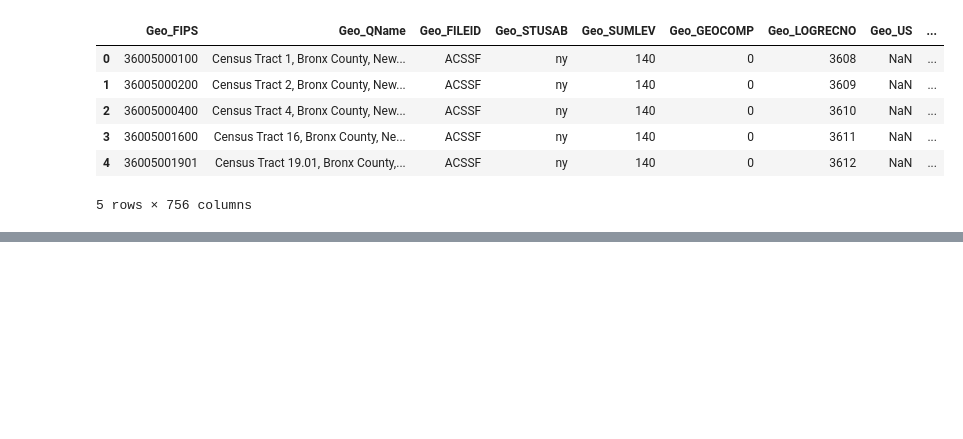
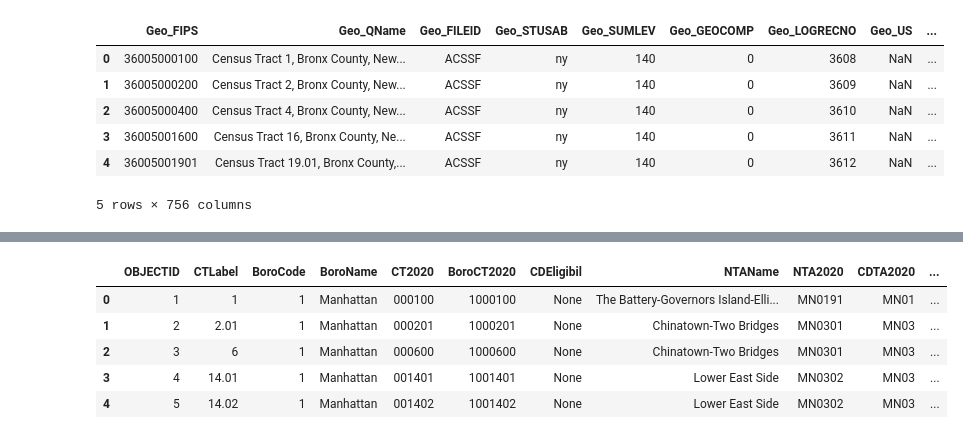
Before and after one commit to RainCyz/4680_5680_intro_uds, a Jupyter notebook: Final_Project/Data_Explore.ipynb, the cells around one changed output, grey strips where cells are left out. Saved outputs shown, nothing was run; the diff lists cells and outputs as text; code cells hidden in the pictures; blank space fills up the shorter version.

```diff
--- a/Final_Project/Data_Explore.ipynb
+++ b/Final_Project/Data_Explore.ipynb
@@ -44,0 +234,9 @@ acs[acs['Geo_FIPS'] == 36005003700]
+# %%
+ct.head()
+# %% [output]
+|  | OBJECTID | CTLabel | BoroCode | BoroName | CT2020 | BoroCT2020 | CDEligibil | NTAName | NTA2020 | CDTA2020 | ... |
+| 0 | 1 | 1 | 1 | Manhattan | 000100 | 1000100 | None | The Battery-Governors Island-Elli... | MN0191 | MN01 | ... |
+| 1 | 2 | 2.01 | 1 | Manhattan | 000201 | 1000201 | None | Chinatown-Two Bridges | MN0301 | MN03 | ... |
+| 2 | 3 | 6 | 1 | Manhattan | 000600 | 1000600 | None | Chinatown-Two Bridges | MN0301 | MN03 | ... |
+| 3 | 4 | 14.01 | 1 | Manhattan | 001401 | 1001401 | None | Lower East Side | MN0302 | MN03 | ... |
+| 4 | 5 | 14.02 | 1 | Manhattan | 001402 | 1001402 | None | Lower East Side | MN0302 | MN03 | ... |
```
Also changed, not shown: parts of 27 cells of this notebook, 3 other files.
